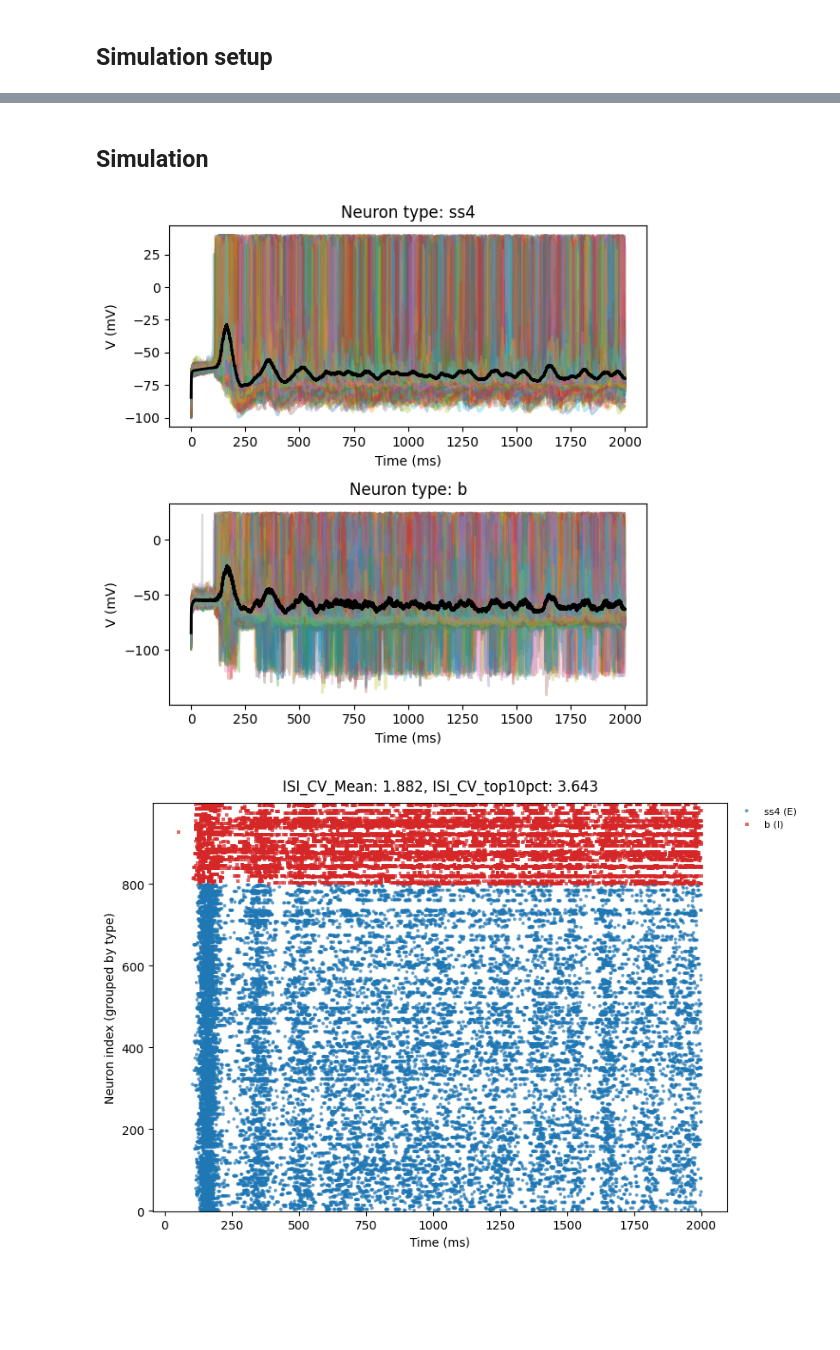
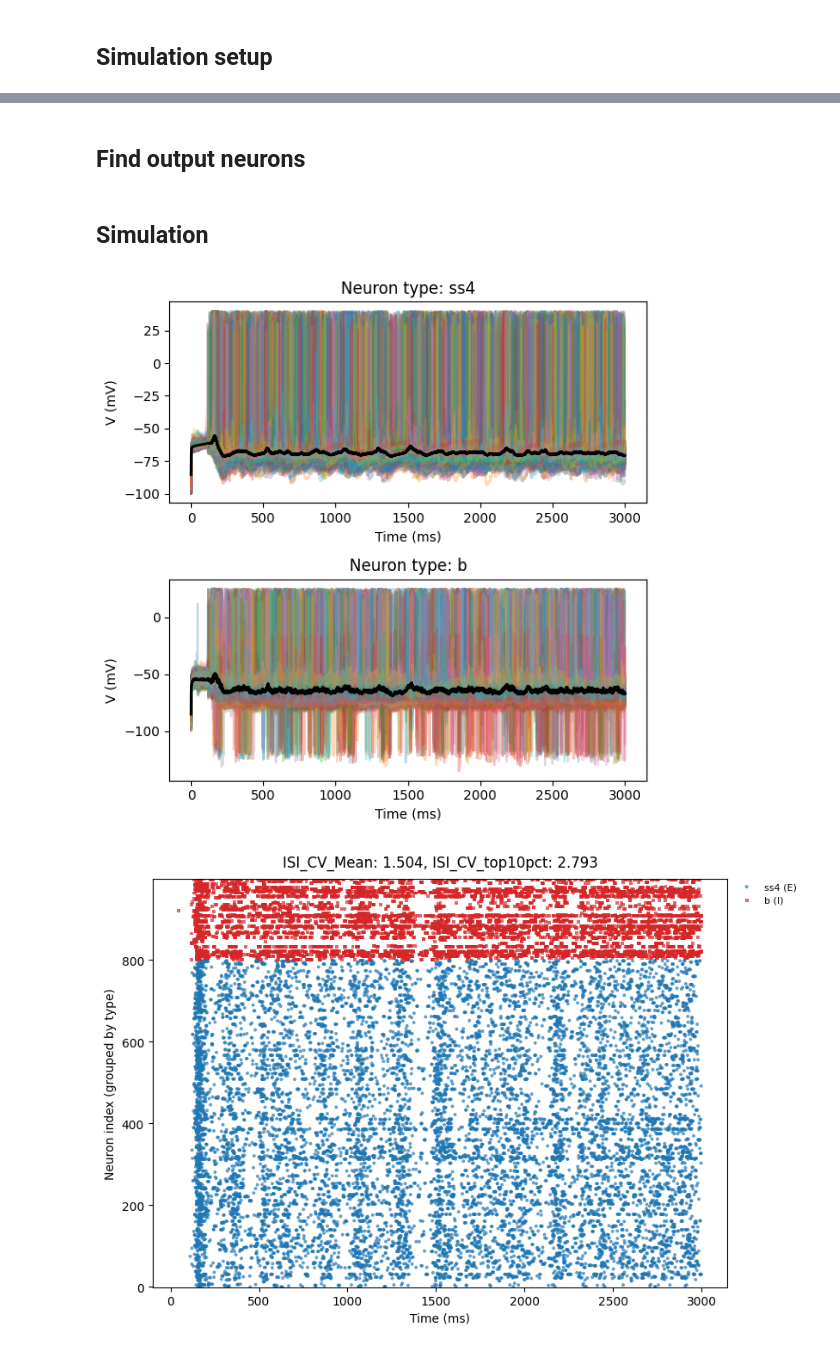
Before and after one commit to Dalsaetra/NeuroSimV3, a Jupyter notebook: python/week6/ssai_w6.ipynb, the cells around one changed output, grey strips where cells are left out. Cells and saved outputs as stored; diff of their text form; code cells hidden in the pictures; blank space fills up the shorter version.

```diff
--- a/python/week6/ssai_w6.ipynb
+++ b/python/week6/ssai_w6.ipynb
@@ -71,8 +71,8 @@ outdegree_config_by_type={
 
 normalize_mode = "out"
 # normalize_target = 20.0
-normalize_target_out_E = 50.0
-normalize_target_out_I = 1000.0
+normalize_target_out_E = 25.0
+normalize_target_out_I = 1500.0
 
 G = generate_spatial_ei_network(n_neurons=n_neurons, type_fractions=type_fractions,
                                 inhibitory_types=inhibitory_types,
@@ -190,3 +190,11 @@ connectome.compute_metrics(small_world=False)
+# %% [markdown]
+## Find output neurons
+# %%
+# Choose top 5 % of neurons by out-degree
+out_degrees = dict(G.out_degree())
+top_neurons = sorted(out_degrees, key=out_degrees.get, reverse=True)[:int(0.05 * len(out_degrees))]
+# Shuffle top neurons to avoid any ordering effects
+random.shuffle(top_neurons)
 # %% [markdown]
 ## Simulation
 # %%
@@ -203,33 +211,39 @@ state0 = (Vs,
           Ts.copy())
 
 # sim = Simulation(connectome, dt, stepper_type="simple", state0=state0,
 #                  enable_plasticity=False)
 sim = Simulation(connectome, dt, stepper_type="euler_det", state0=state0,
                  enable_plasticity=False, synapse_kwargs={"LT_scale": 1.0, "NMDA_weight": nmda_weight}, synapse_type="standard",
                  enable_debug_logger=True)
 
+sim.configure_output_readout(output_neuron_indices=top_neurons, output_dim=2, rate_window_ms=200.0)
+
 # rate = np.zeros(n_neurons)
 poisson = PoissonInput(n_neurons, rate=v_ext, amplitude=2.44625509556019 * 0.25)
+
+output_rates = []
 
 from tqdm import tqdm
 
 for i in tqdm(range(5000)):
     sensory_spikes = poisson(dt)
     sensory_spikes[pop.inhibitory_mask.astype(bool)] = False
     sim.step(spike_ext=sensory_spikes)
+    output_rates.append(sim.read_output_vector())
     # sim.step()
 
-for i in tqdm(range(15000)):
+for i in tqdm(range(25000)):
     sim.step()
+    output_rates.append(sim.read_output_vector())
 
 sim.plot_voltage_per_type(figsize=(6, 6))
 
 stats = sim.stats.compute_metrics(dt, bin_ms_participation=300)
 
 isi_mean = stats['ISI_CV_mean']
 isi_top = stats["ISI_CV_mean_top10pct"]
 
 sim.plot_spike_raster(figsize=(10, 6), title=f"ISI_CV_Mean: {isi_mean:.3f}, ISI_CV_top10pct: {isi_top:.3f}", t_start_ms=0.0, t_stop_ms=9000.0)
 # %% [output]
-[figure, old version]
+[figure, new version]
-[figure, old version]
+[figure, new version]
```
Also changed, not shown: parts of 7 cells of this notebook.
